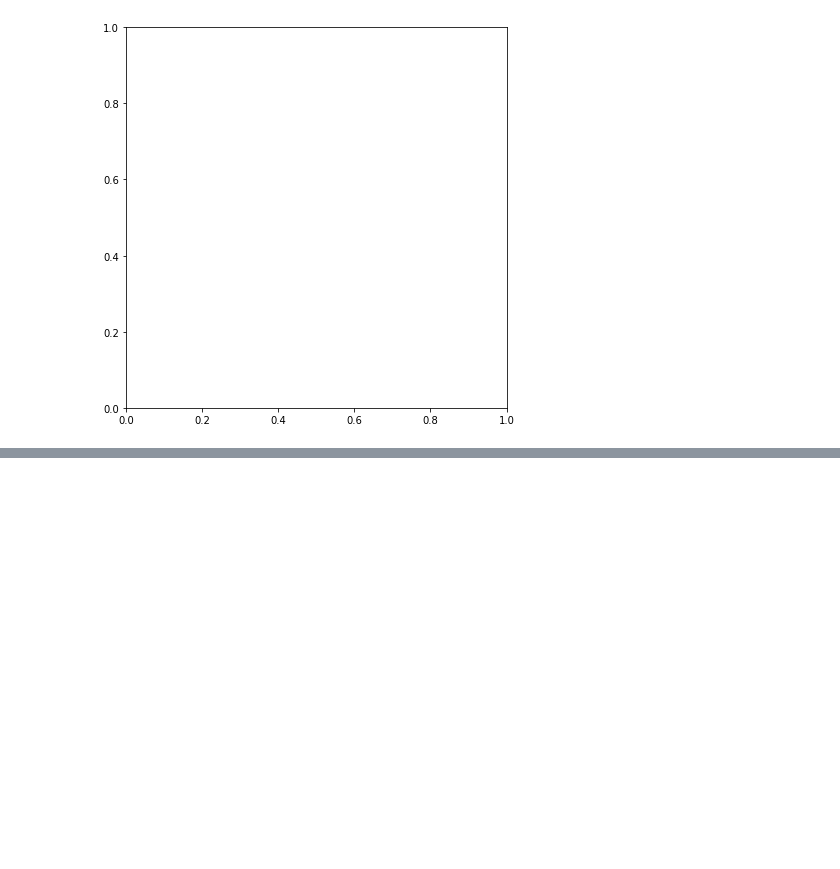
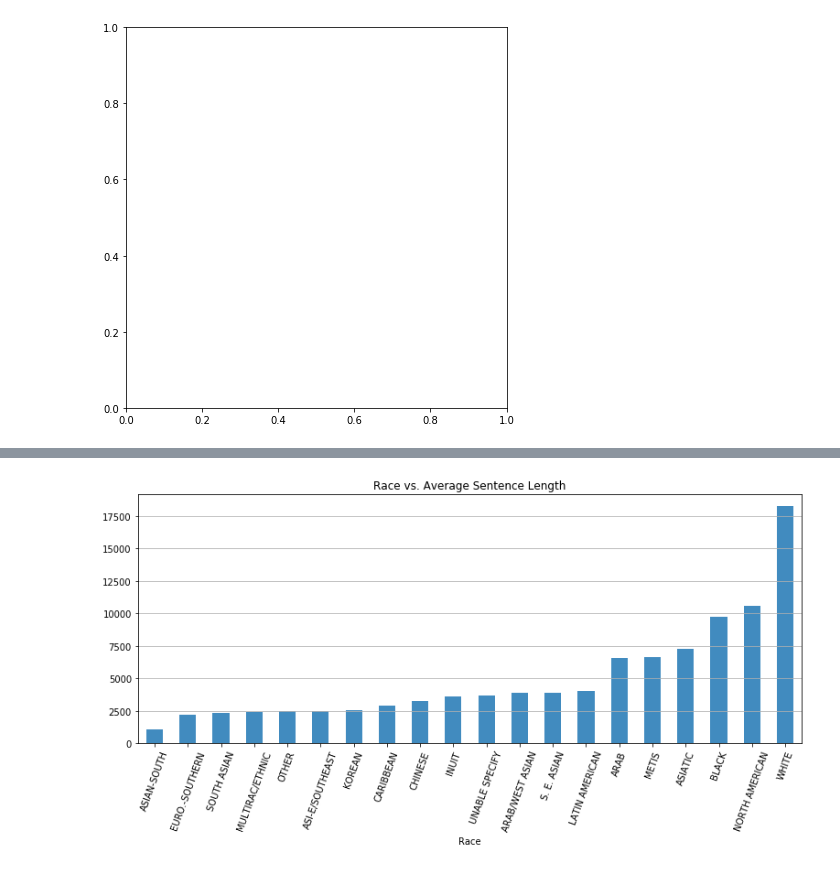
Before and after one commit to jdkipfer/CP321-Project, a Jupyter notebook: Race.ipynb, the cells around one changed output, grey strips where cells are left out. Drawn from its saved outputs; the diff is of its cells as text; code cells hidden in the pictures; blank space fills up the shorter version.

```diff
--- a/Race.ipynb
+++ b/Race.ipynb
@@ -76,0 +68,10 @@ array(['WHITE', 'METIS', 'NORTH AMERICAN', nan, 'ARAB', 'BLACK', 'INUIT',
+# %%
+df_max_sentence = df_1718.groupby(['Race'])['Aggregate Sentence Length'].max().sort_values(ascending=True)
+max_sentence_bar = df_max_sentence.plot(kind='bar',
+                                        alpha=0.85,
+                                        figsize=(13,5),
+                                        rot=70,
+                                        title = "Race vs. Average Sentence Length"
+                                       ).grid(axis='y')
+# %% [output]
+[figure, added]
```
Also changed, not shown: parts of 2 cells of this notebook.
